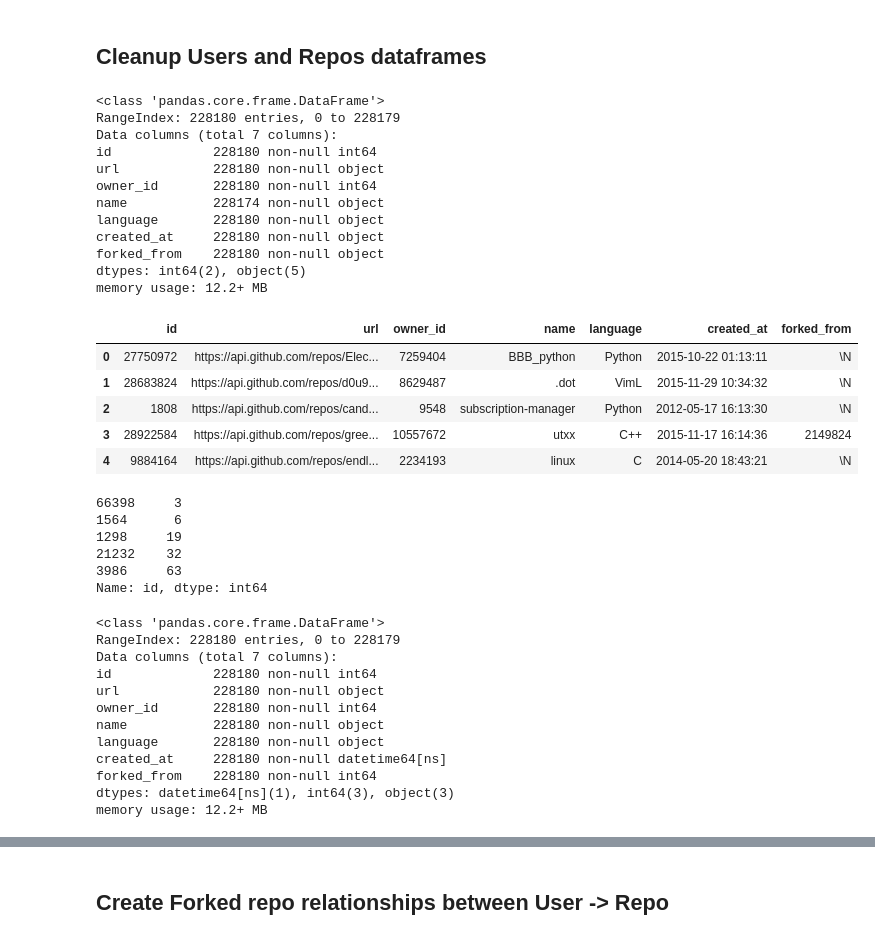
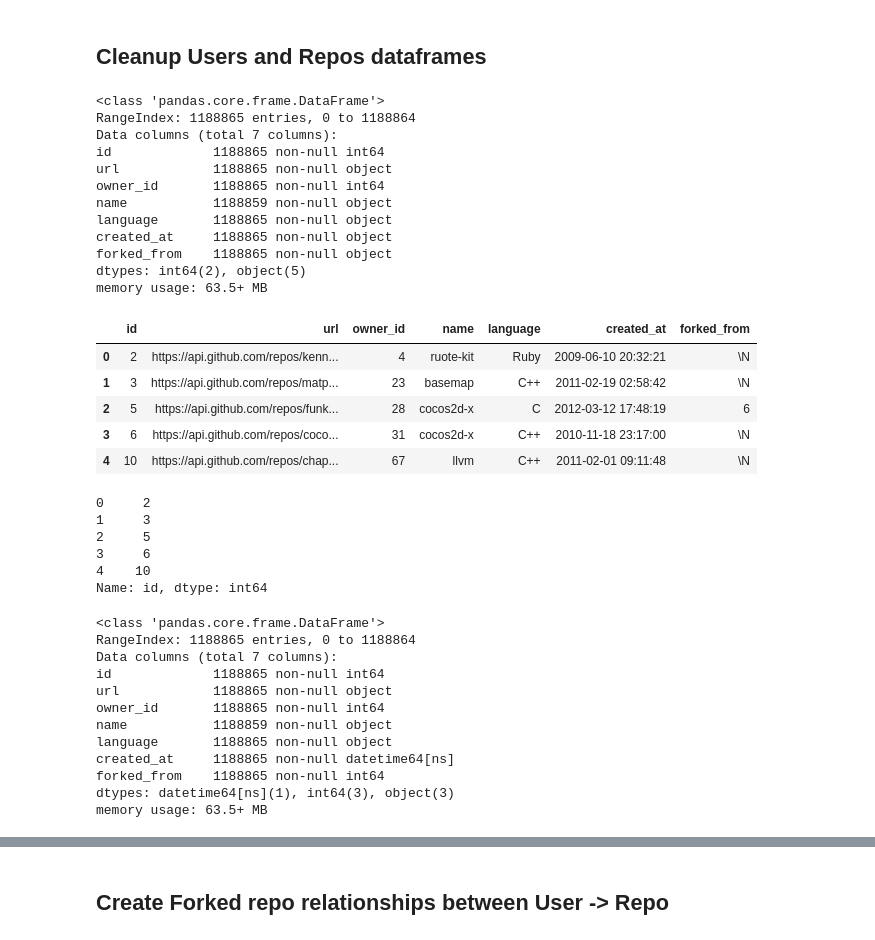
Before and after one commit to caitriggs/github-collaborator, a Jupyter notebook: data-cleaning-EDA.ipynb, the cells around one changed output, grey strips where cells are left out. Cells and saved outputs as stored; diff of their text form; code cells hidden in the pictures.

```diff
--- a/data-cleaning-EDA.ipynb
+++ b/data-cleaning-EDA.ipynb
@@ -4,36 +4,36 @@ import numpy as np
 # %% [markdown]
 ## Cleanup Users and Repos dataframes
 # %%
-repos = pd.read_csv('data/active_projects.csv', sep='\t')
+repos = pd.read_csv('data/new_subset_data/new_subset_repos.csv', sep='\t')
 repos.info()
 repos.head()
 # %% [output]
 <class 'pandas.core.frame.DataFrame'>
-RangeIndex: 228180 entries, 0 to 228179
+RangeIndex: 1188865 entries, 0 to 1188864
 Data columns (total 7 columns):
-id             228180 non-null int64
-url            228180 non-null object
-owner_id       228180 non-null int64
-name           228174 non-null object
-language       228180 non-null object
-created_at     228180 non-null object
-forked_from    228180 non-null object
+id             1188865 non-null int64
+url            1188865 non-null object
+owner_id       1188865 non-null int64
+name           1188859 non-null object
+language       1188865 non-null object
+created_at     1188865 non-null object
+forked_from    1188865 non-null object
 dtypes: int64(2), object(5)
-memory usage: 12.2+ MB
+memory usage: 63.5+ MB
 |  | id | url | owner_id | name | language | created_at | forked_from |
-| 0 | 27750972 | https://api.github.com/repos/Elec... | 7259404 | BBB_python | Python | 2015-10-22 01:13:11 | \N |
-| 1 | 28683824 | https://api.github.com/repos/d0u9... | 8629487 | .dot | VimL | 2015-11-29 10:34:32 | \N |
-| 2 | 1808 | https://api.github.com/repos/cand... | 9548 | subscription-manager | Python | 2012-05-17 16:13:30 | \N |
-| 3 | 28922584 | https://api.github.com/repos/gree... | 10557672 | utxx | C++ | 2015-11-17 16:14:36 | 2149824 |
-| 4 | 9884164 | https://api.github.com/repos/endl... | 2234193 | linux | C | 2014-05-20 18:43:21 | \N |
+| 0 | 2 | https://api.github.com/repos/kenn... | 4 | ruote-kit | Ruby | 2009-06-10 20:32:21 | \N |
+| 1 | 3 | https://api.github.com/repos/matp... | 23 | basemap | C++ | 2011-02-19 02:58:42 | \N |
+| 2 | 5 | https://api.github.com/repos/funk... | 28 | cocos2d-x | C | 2012-03-12 17:48:19 | 6 |
+| 3 | 6 | https://api.github.com/repos/coco... | 31 | cocos2d-x | C++ | 2010-11-18 23:17:00 | \N |
+| 4 | 10 | https://api.github.com/repos/chap... | 67 | llvm | C++ | 2011-02-01 09:11:48 | \N |
 # %%
 repos.id.sort_values().head()
 # %% [output]
-66398     3
-1564      6
-1298     19
-21232    32
-3986     63
+0     2
+1     3
+2     5
+3     6
+4    10
 Name: id, dtype: int64
 # %%
 repos.loc[repos.forked_from == '\N', 'forked_from'] = '0'
@@ -45,15 +45,15 @@ repos.created_at = pd.to_datetime(repos.created_at)
 repos.info()
 # %% [output]
 <class 'pandas.core.frame.DataFrame'>
-RangeIndex: 228180 entries, 0 to 228179
+RangeIndex: 1188865 entries, 0 to 1188864
 Data columns (total 7 columns):
-id             228180 non-null int64
-url            228180 non-null object
-owner_id       228180 non-null int64
-name           228180 non-null object
-language       228180 non-null object
-created_at     228180 non-null datetime64[ns]
-forked_from    228180 non-null int64
+id             1188865 non-null int64
+url            1188865 non-null object
+owner_id       1188865 non-null int64
+name           1188859 non-null object
+language       1188865 non-null object
+created_at     1188865 non-null datetime64[ns]
+forked_from    1188865 non-null int64
 dtypes: datetime64[ns](1), int64(3), object(3)
-memory usage: 12.2+ MB
+memory usage: 63.5+ MB
 # %%
```
Also changed, not shown: parts of 37 cells of this notebook, 2 other files.
